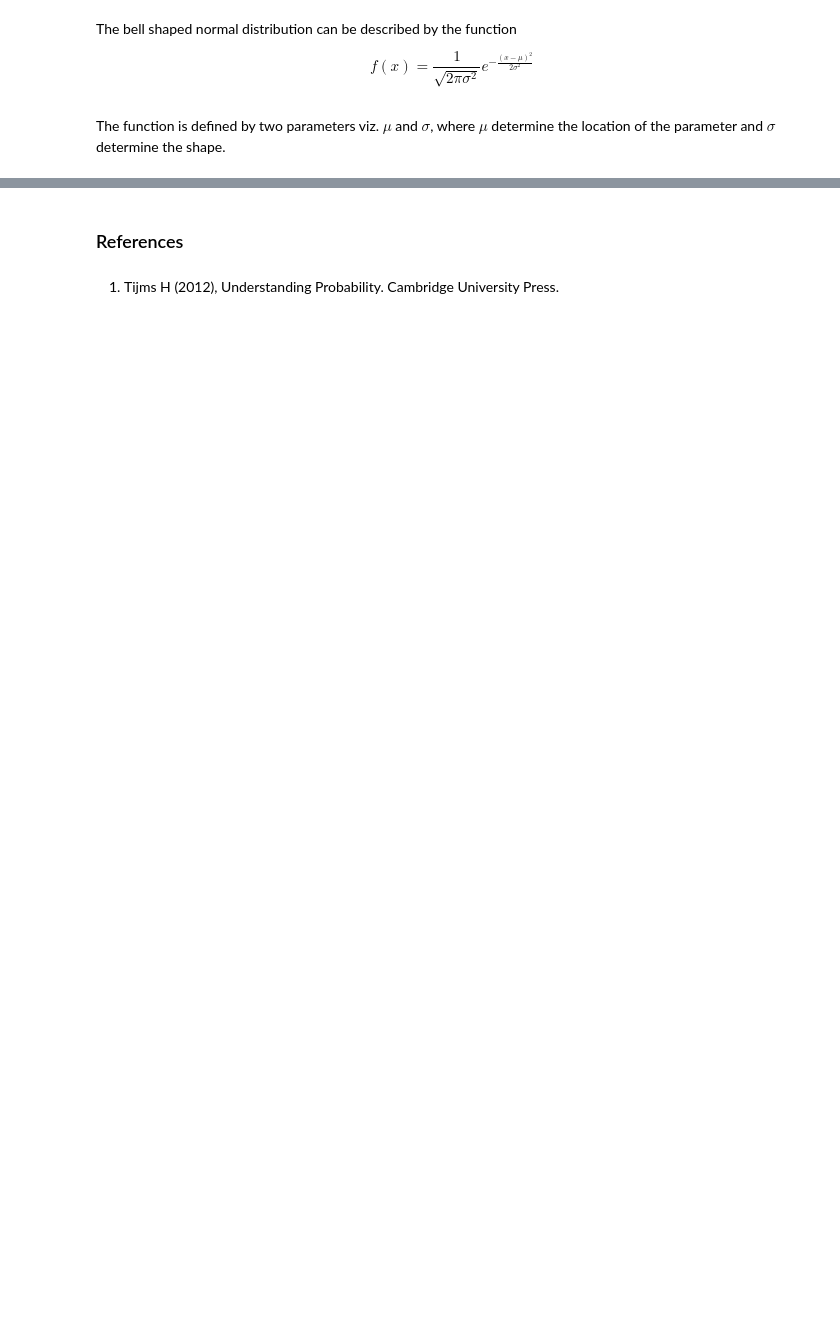
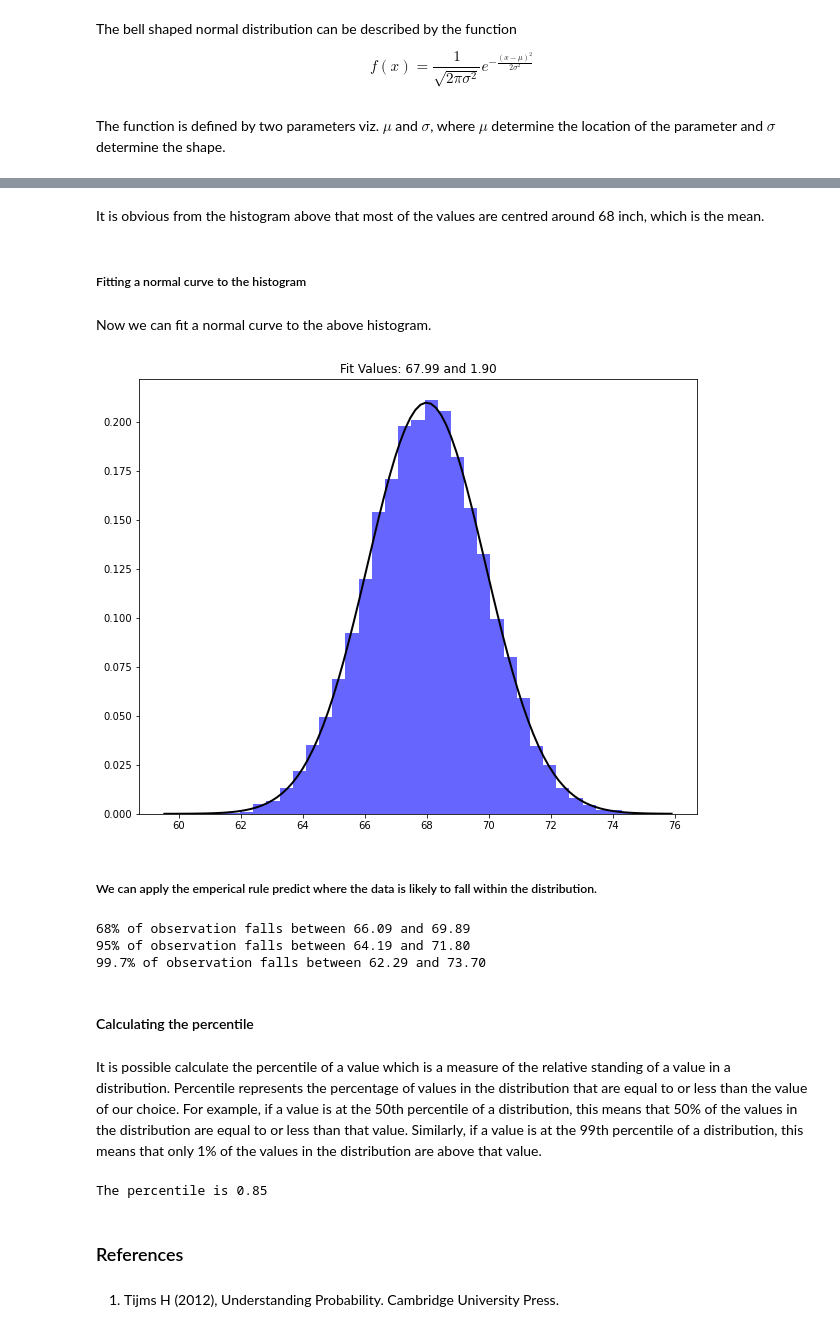
Before and after one commit to pcsukumar/funddata-assessment, a Jupyter notebook: Normal_distribution.ipynb, the cells around one changed output, grey strips where cells are left out. Saved outputs shown, nothing was run; the diff lists cells and outputs as text; code cells hidden in the pictures; blank space fills up the shorter version.

```diff
--- a/Normal_distribution.ipynb
+++ b/Normal_distribution.ipynb
@@ -27,3 +82,63 @@ plt.show()
+# %% [markdown]
+It is obvious from the histogram above that most of the values are centred around 68 inch, which is the mean.
+# %% [markdown]
+##### Fitting a normal curve to the histogram
+# %% [markdown]
+Now we can fit a normal curve to the above histogram.
+# %%
+#Set the figure size
+plt.figure(figsize=(10, 8))
+
+#Code source: https://www.geeksforgeeks.org/how-to-plot-normal-distribution-over-histogram-in-python/
+mu, std = norm.fit(height)
+
+# Plot the histogram.
+plt.hist(height, bins=35, density=True, alpha=0.6, color='b')
+
+# Plot the PDF.
+xmin, xmax = plt.xlim()
+x = np.linspace(xmin, xmax, 100)
+p = norm.pdf(x, mu, std)
+
+plt.plot(x, p, 'k', linewidth=2)
+title = "Fit Values: {:.2f} and {:.2f}".format(mu, std)
+plt.title(title)
+
+plt.show()
+# %% [output]
+[figure, added]
+# %% [markdown]
+##### We can apply the emperical rule predict where the data is likely to fall within the distribution.
+# %%
+# Apply the empirical rule to predict where the data is likely to fall within the distribution
+lower_bound_1std = mu - std
+upper_bound_1std = mu + std
+lower_bound_2std = mu - 2*std
+upper_bound_2std = mu + 2*std
+lower_bound_3std = mu - 3*std
+upper_bound_3std = mu + 3*std
+
+# Print the results
+print(f"68% of observation falls between {lower_bound_1std:.2f} and {upper_bound_1std:.2f}")
+print(f"95% of observation falls between {lower_bound_2std:.2f} and {upper_bound_2std:.2f}")
+print(f"99.7% of observation falls between {lower_bound_3std:.2f} and {upper_bound_3std:.2f}")
+# %% [output]
+68% of observation falls between 66.09 and 69.89
+95% of observation falls between 64.19 and 71.80
+99.7% of observation falls between 62.29 and 73.70
+# %% [markdown]
+#### Calculating the percentile
+# %% [markdown]
+It is possible calculate the percentile of a value which is a measure of the relative standing of a value in a distribution. Percentile represents the percentage of values in the distribution that are equal to or less than the value of our choice. For example, if a value is at the 50th percentile of a distribution, this means that 50% of the values in the distribution are equal to or less than that value. Similarly, if a value is at the 99th percentile of a distribution, this means that only 1% of the values in the distribution are above that value.
+# %%
+# Calculate the percentile of a value in the distribution
+value = 70
+percentile = norm.cdf(value, mu, std)
+
+# Print the result
+print(f"The percentile is {percentile:.2f}")
+# %% [output]
+The percentile is 0.85
 # %% [markdown]
 ### References
 # %% [markdown]
```
Also changed, not shown: parts of 9 cells of this notebook, 1 other file.
